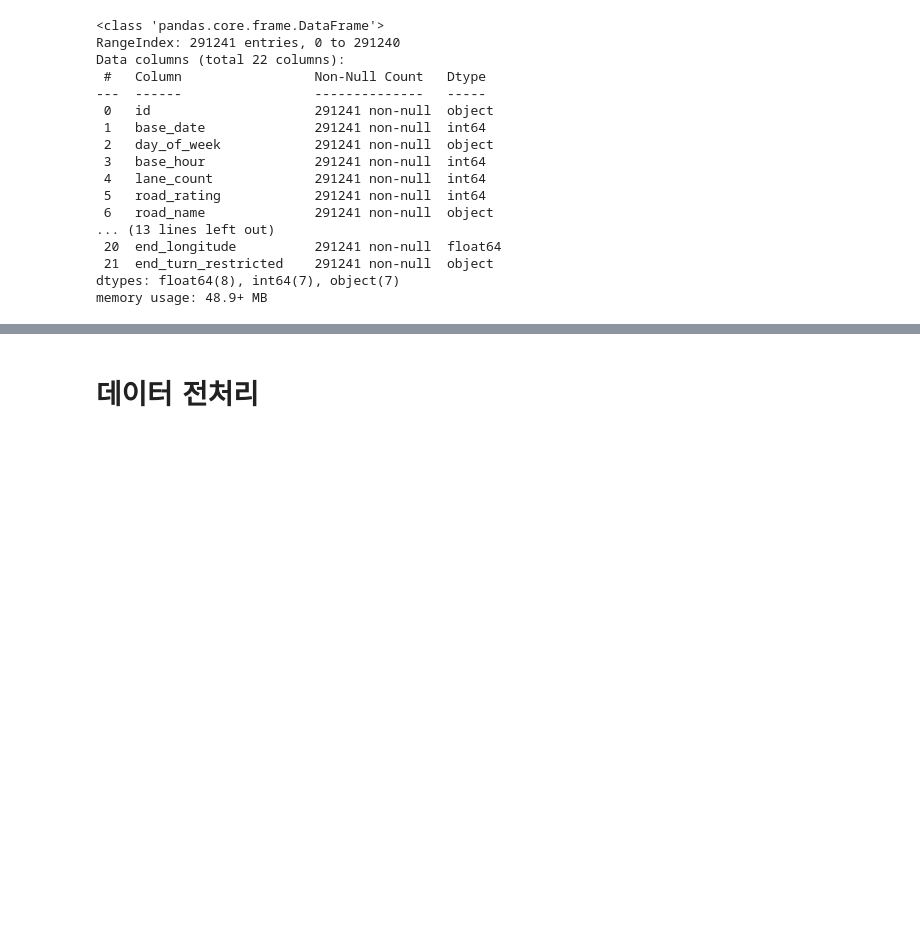
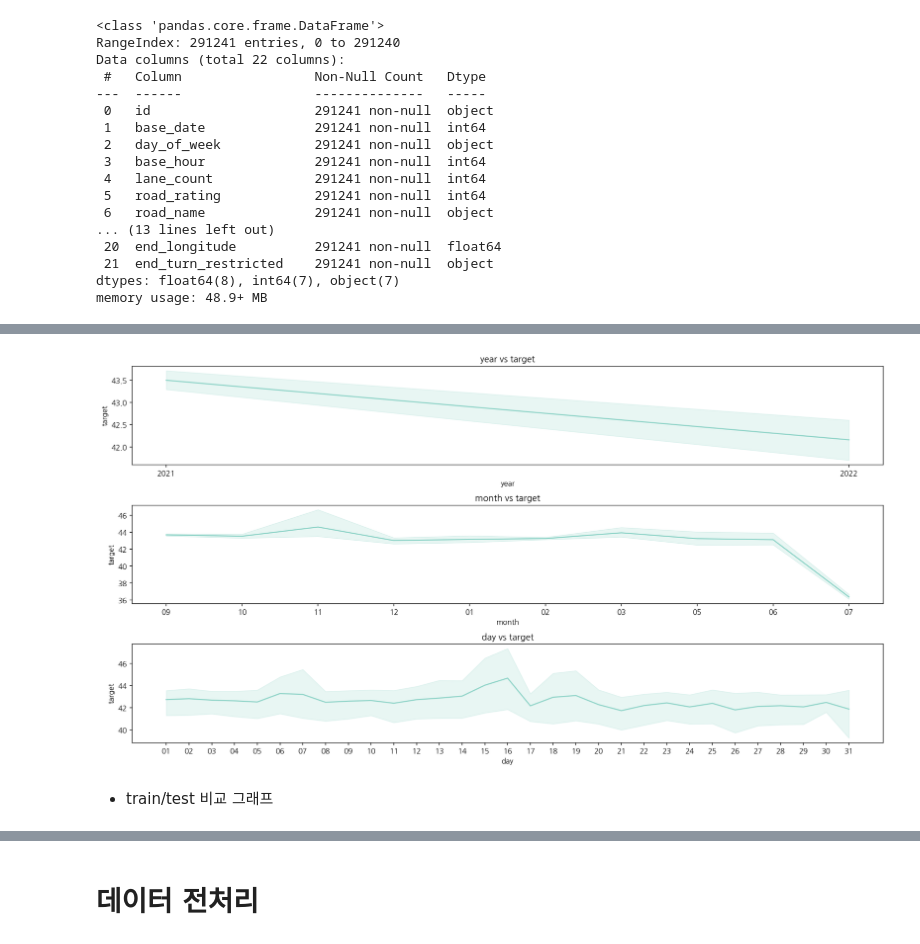
Before and after one commit to meji9086/Likelion, a Jupyter notebook: traffic_predict_in_Jeju.ipynb, the cells around one changed output, grey strips where cells are left out. Cells and saved outputs as stored; diff of their text form; code cells hidden in the pictures; blank space fills up the shorter version.

```diff
--- a/traffic_predict_in_Jeju.ipynb
+++ b/traffic_predict_in_Jeju.ipynb
@@ -133,0 +281,8 @@ memory usage: 48.9+ MB
+# %%
+# 시각화를 위한 그룹화
+
+train_date['year'] = train_date['base_date'].map(lambda x : x[:4])
+train_date['month']= train_date['base_date'].map(lambda x : x[4:6])
+train_date['day']= train_date['base_date'].map(lambda x : x[6:])
+
+train_date
@@ -134,3 +303,16 @@ memory usage: 48.9+ MB
+# %%
+fig, axes = plt.subplots(3, figsize=(15,8))
+
+sns.lineplot(x='year',y='target',data=train_date,ax=axes[0]).set(title='year vs target')
+sns.lineplot(x='month',y='target',data=train_date,ax=axes[1]).set(title='month vs target')
+sns.lineplot(x='day',y='target',data=train_date,ax=axes[2]).set(title='day vs target')
+
+plt.tight_layout()
+plt.show()
+# %% [output]
+[figure, added]
+# %% [markdown]
+- train/test 비교 그래프
 # %%
 date_order = ['월','화','수','목','금','토','일']
 
```
Also changed, not shown: parts of 55 cells of this notebook, 1 other file.
